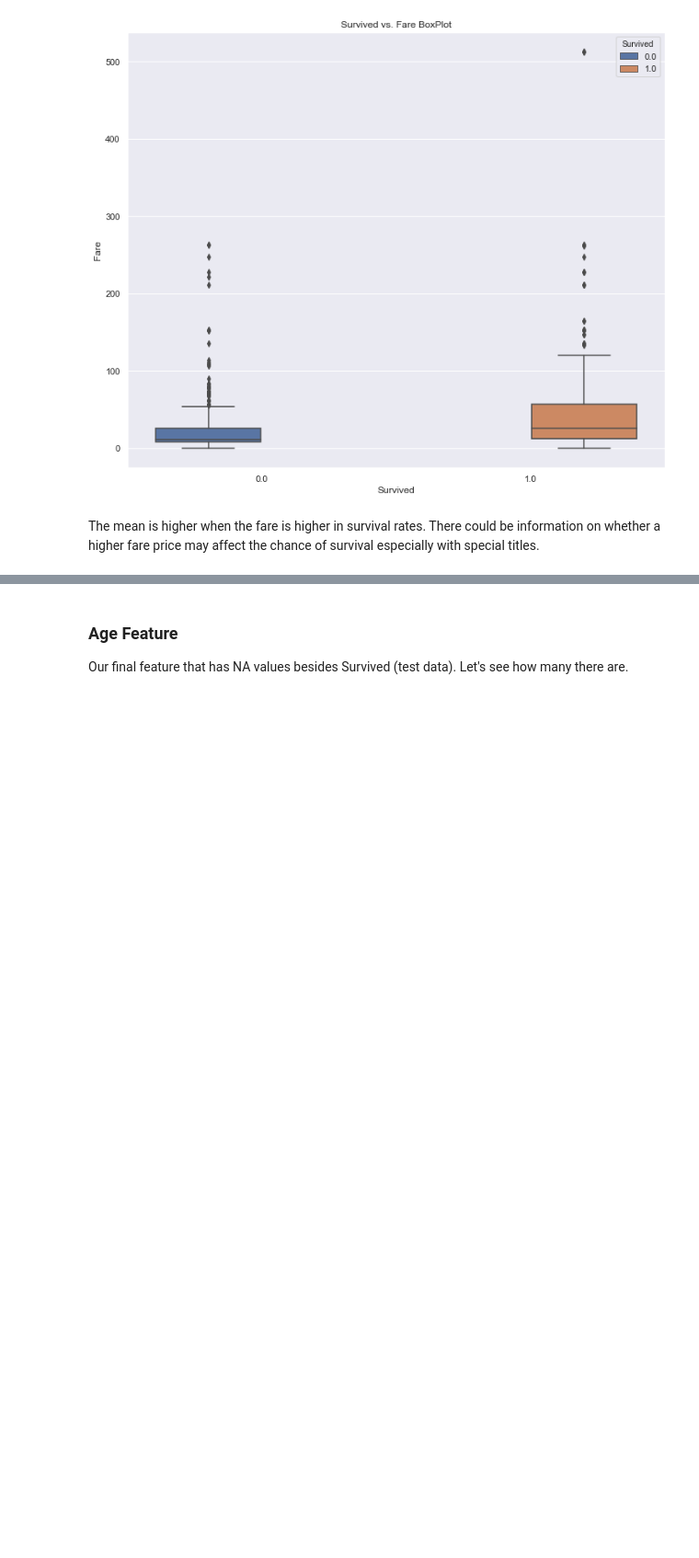
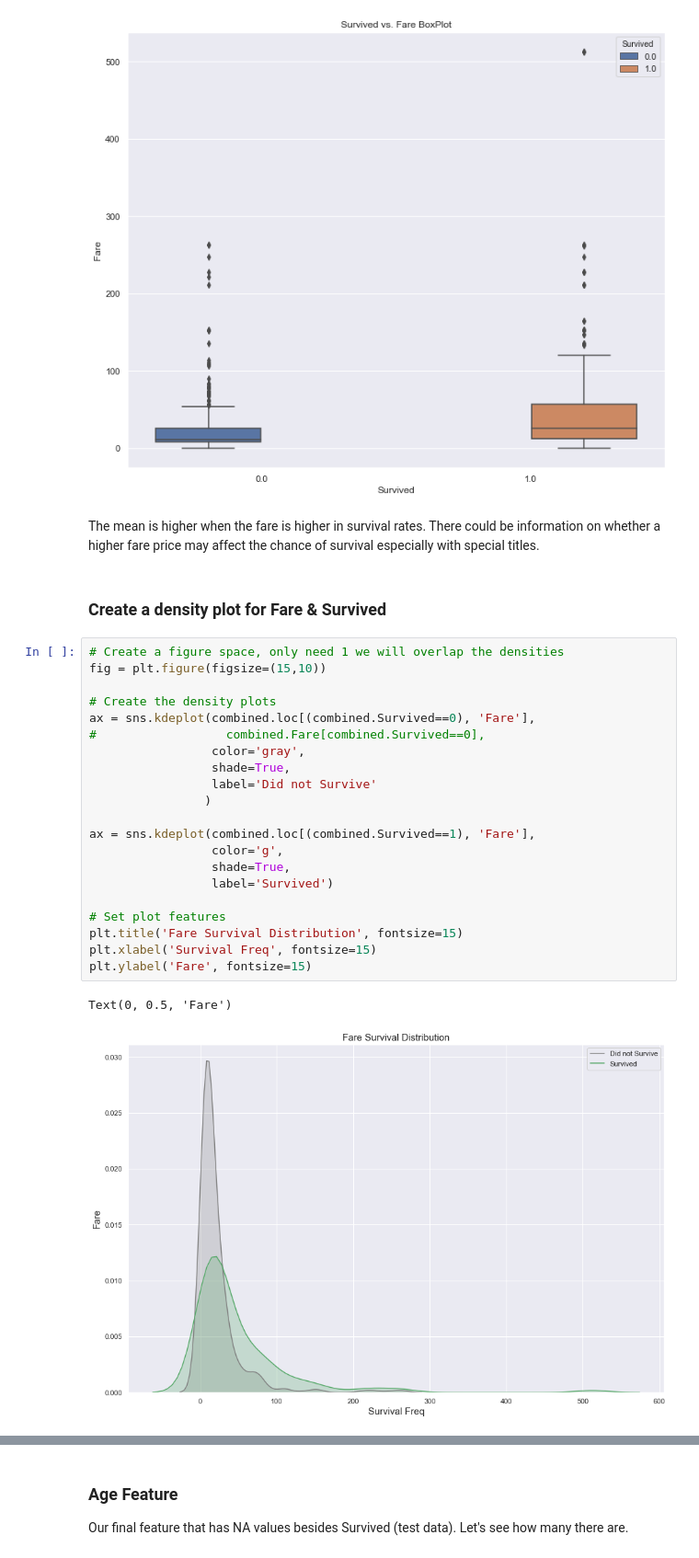
Before and after one commit to davidtnly/Python, a Jupyter notebook: MachineLearning/08-titanic.ipynb, the cells around one changed output, grey strips where cells are left out. Shown at 92% size. Saved outputs shown, nothing was run; the diff lists cells and outputs as text; blank space fills up the shorter version.

```diff
--- a/MachineLearning/08-titanic.ipynb
+++ b/MachineLearning/08-titanic.ipynb
@@ -845,3 +858,29 @@ Text(0.5, 1.0, 'Survived vs. Fare BoxPlot')
 [figure]
 # %% [markdown]
 The mean is higher when the fare is higher in survival rates. There could be information on whether a higher fare price may affect the chance of survival especially with special titles.
+# %% [markdown]
+### Create a density plot for Fare & Survived
+# %%
+# Create a figure space, only need 1 we will overlap the densities
+fig = plt.figure(figsize=(15,10))
+
+# Create the density plots
+ax = sns.kdeplot(combined.loc[(combined.Survived==0), 'Fare'],
+#                  combined.Fare[combined.Survived==0],
+                 color='gray',
+                 shade=True,
+                 label='Did not Survive'
+                )
+
+ax = sns.kdeplot(combined.loc[(combined.Survived==1), 'Fare'],
+                 color='g',
+                 shade=True,
+                 label='Survived')
+
+# Set plot features
+plt.title('Fare Survival Distribution', fontsize=15)
+plt.xlabel('Survival Freq', fontsize=15)
+plt.ylabel('Fare', fontsize=15)
+# %% [output]
+Text(0, 0.5, 'Fare')
+[figure, added]
```
Also changed, not shown: parts of 44 cells of this notebook.
